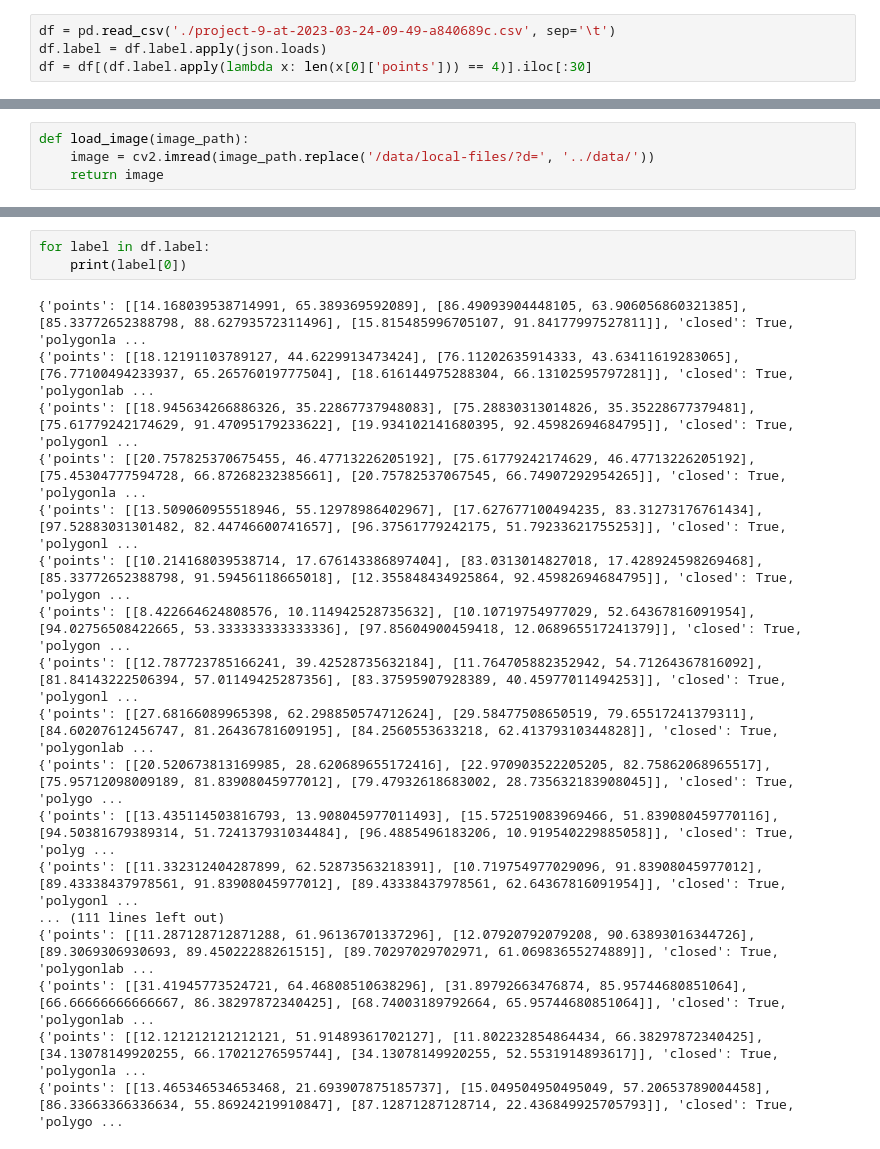
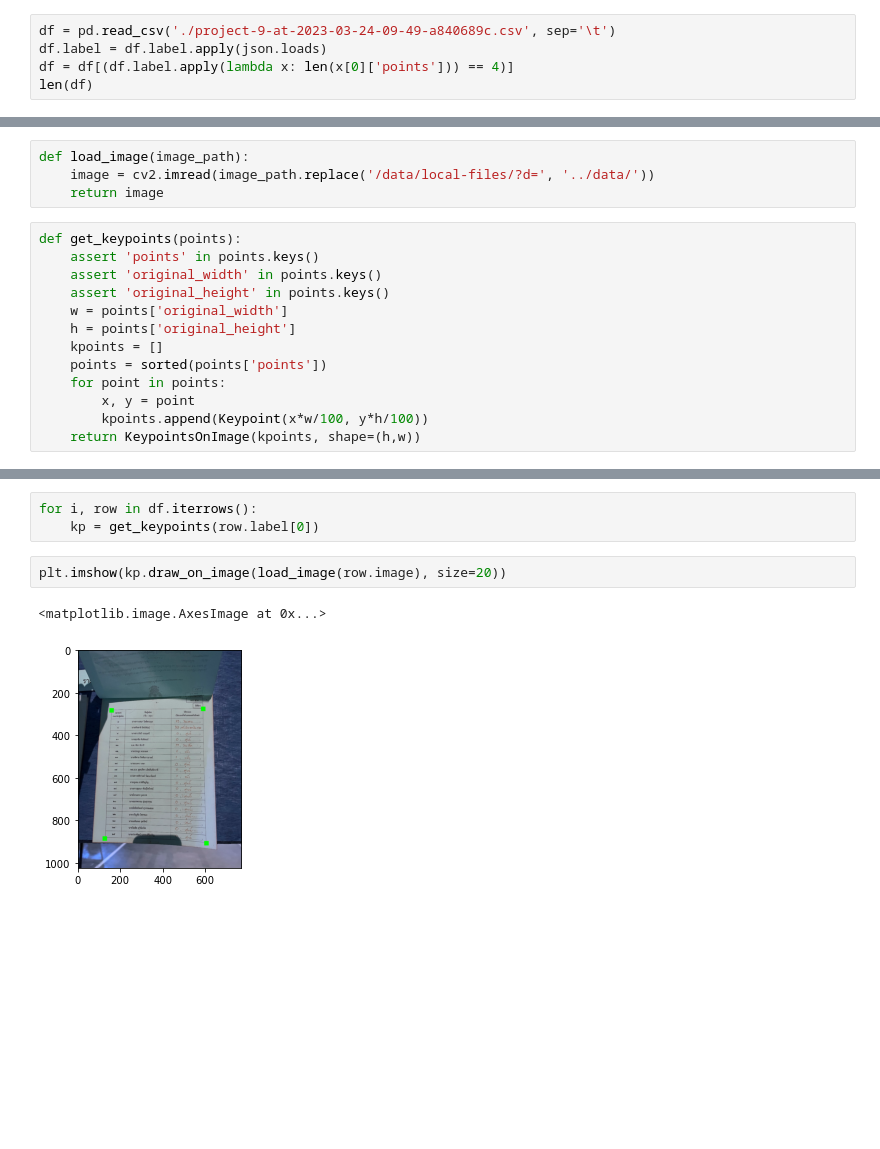
Before and after one commit to napatswift/vc, a Jupyter notebook: vote62/table-localization/build-model.ipynb, the cells around one changed output, grey strips where cells are left out. Cells and saved outputs as stored; diff of their text form; blank space fills up the shorter version.

```diff
--- a/vote62/table-localization/build-model.ipynb
+++ b/vote62/table-localization/build-model.ipynb
@@ -10,4 +11,5 @@ import imgaug.augmenters as iaa
 # %%
 df = pd.read_csv('./project-9-at-2023-03-24-09-49-a840689c.csv', sep='\t')
 df.label = df.label.apply(json.loads)
-df = df[(df.label.apply(lambda x: len(x[0]['points'])) == 4)].iloc[:30]
+df = df[(df.label.apply(lambda x: len(x[0]['points'])) == 4)]
+len(df)
@@ -15,6 +19,19 @@ df = df[(df.label.apply(lambda x: len(x[0]['points'])) == 4)].iloc[:30]
 def load_image(image_path):
     image = cv2.imread(image_path.replace('/data/local-files/?d=', '../data/'))
     return image
+# %%
+def get_keypoints(points):
+    assert 'points' in points.keys()
+    assert 'original_width' in points.keys()
+    assert 'original_height' in points.keys()
+    w = points['original_width']
+    h = points['original_height']
+    kpoints = []
+    points = sorted(points['points'])
+    for point in points:
+        x, y = point
+        kpoints.append(Keypoint(x*w/100, y*h/100))
+    return KeypointsOnImage(kpoints, shape=(h,w))
 # %%
 IMG_SIZE = 224
 BATCH_SIZE = 64
@@ -36,21 +51,8 @@ plt.imshow(train_aug(image=load_image(df['image'][0])))
 # %%
-for label in df.label:
-    print(label[0])
+for i, row in df.iterrows():
+    kp = get_keypoints(row.label[0])
-# %% [output]
-{'points': [[14.168039538714991, 65.389369592089], [86.49093904448105, 63.906056860321385], [85.33772652388798, 88.62793572311496], [15.815485996705107, 91.84177997527811]], 'closed': True, 'polygonla ...
-{'points': [[18.12191103789127, 44.6229913473424], [76.11202635914333, 43.63411619283065], [76.77100494233937, 65.26576019777504], [18.616144975288304, 66.13102595797281]], 'closed': True, 'polygonlab ...
-{'points': [[18.945634266886326, 35.22867737948083], [75.28830313014826, 35.35228677379481], [75.61779242174629, 91.47095179233622], [19.934102141680395, 92.45982694684795]], 'closed': True, 'polygonl ...
-{'points': [[20.757825370675455, 46.47713226205192], [75.61779242174629, 46.47713226205192], [75.45304777594728, 66.87268232385661], [20.75782537067545, 66.74907292954265]], 'closed': True, 'polygonla ...
-{'points': [[13.509060955518946, 55.12978986402967], [17.627677100494235, 83.31273176761434], [97.52883031301482, 82.44746600741657], [96.37561779242175, 51.79233621755253]], 'closed': True, 'polygonl ...
-{'points': [[10.214168039538714, 17.676143386897404], [83.0313014827018, 17.428924598269468], [85.33772652388798, 91.59456118665018], [12.355848434925864, 92.45982694684795]], 'closed': True, 'polygon ...
-{'points': [[8.422664624808576, 10.114942528735632], [10.10719754977029, 52.64367816091954], [94.02756508422665, 53.333333333333336], [97.85604900459418, 12.068965517241379]], 'closed': True, 'polygon ...
-{'points': [[12.787723785166241, 39.42528735632184], [11.764705882352942, 54.71264367816092], [81.84143222506394, 57.01149425287356], [83.37595907928389, 40.45977011494253]], 'closed': True, 'polygonl ...
-{'points': [[27.68166089965398, 62.298850574712624], [29.58477508650519, 79.65517241379311], [84.60207612456747, 81.26436781609195], [84.2560553633218, 62.41379310344828]], 'closed': True, 'polygonlab ...
-{'points': [[20.520673813169985, 28.620689655172416], [22.970903522205205, 82.75862068965517], [75.95712098009189, 81.83908045977012], [79.47932618683002, 28.735632183908045]], 'closed': True, 'polygo ...
-{'points': [[13.435114503816793, 13.908045977011493], [15.572519083969466, 51.839080459770116], [94.50381679389314, 51.724137931034484], [96.4885496183206, 10.919540229885058]], 'closed': True, 'polyg ...
-{'points': [[11.332312404287899, 62.52873563218391], [10.719754977029096, 91.83908045977012], [89.43338437978561, 91.83908045977012], [89.43338437978561, 62.64367816091954]], 'closed': True, 'polygonl ...
-... (111 lines left out)
-{'points': [[11.287128712871288, 61.96136701337296], [12.07920792079208, 90.63893016344726], [89.3069306930693, 89.45022288261515], [89.70297029702971, 61.06983655274889]], 'closed': True, 'polygonlab ...
-{'points': [[31.41945773524721, 64.46808510638296], [31.89792663476874, 85.95744680851064], [66.66666666666667, 86.38297872340425], [68.74003189792664, 65.95744680851064]], 'closed': True, 'polygonlab ...
-{'points': [[12.121212121212121, 51.91489361702127], [11.802232854864434, 66.38297872340425], [34.13078149920255, 66.17021276595744], [34.13078149920255, 52.5531914893617]], 'closed': True, 'polygonla ...
-{'points': [[13.465346534653468, 21.693907875185737], [15.049504950495049, 57.20653789004458], [86.33663366336634, 55.86924219910847], [87.12871287128714, 22.436849925705793]], 'closed': True, 'polygo ...
+# %%
+plt.imshow(kp.draw_on_image(load_image(row.image), size=20))
+# %% [output]
+<matplotlib.image.AxesImage at 0x...>
+[figure, added]
```
Also changed, not shown: parts of 17 cells of this notebook, 10 other files.
